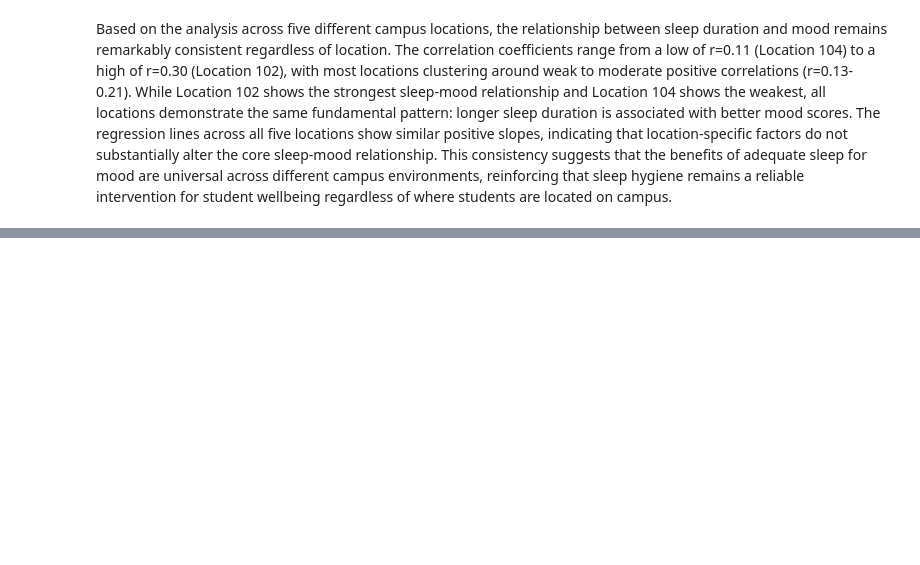
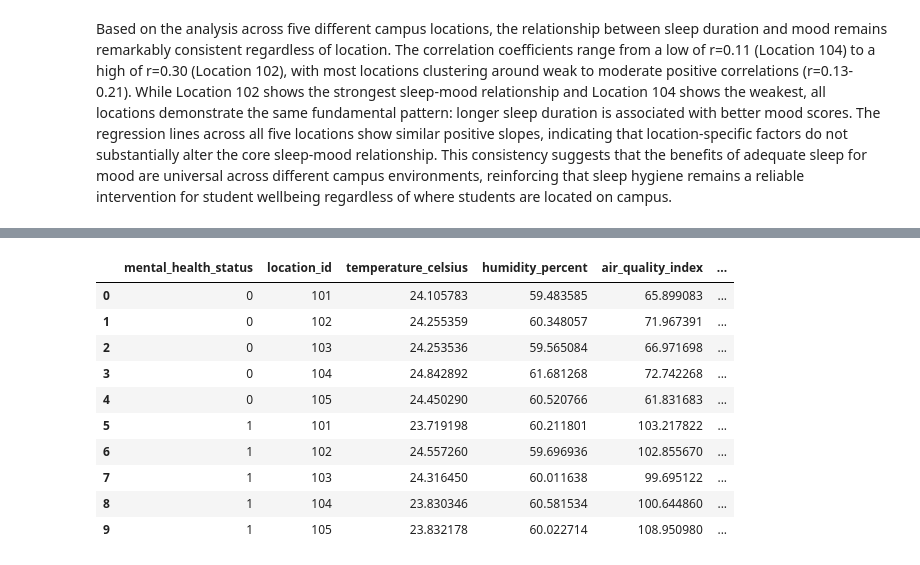
Before and after one commit to lanc3reyes/csmodel_mp, a Jupyter notebook: CSMODEL_Phase1_Group9.ipynb, the cells around one changed output, grey strips where cells are left out. Saved outputs shown, nothing was run; the diff lists cells and outputs as text; code cells hidden in the pictures; blank space fills up the shorter version.

```diff
--- a/CSMODEL_Phase1_Group9.ipynb
+++ b/CSMODEL_Phase1_Group9.ipynb
@@ -731,0 +739,26 @@ Based on the analysis across five different campus locations, the relationship b
+# %%
+#filter mental health status 0 and 1 only
+filtered_loc = mental_health_df[mental_health_df['mental_health_status'].isin([0, 1])]
+
+#get the mean per location and whether mental health status is == 1 or 0
+#env_vars is called to get the mean
+mean_env_status = (
+    filtered_loc.groupby(['mental_health_status', 'location_id'], observed=True)[env_vars]
+    .mean()
+    #To make the organize the tables better visually
+    .reset_index()
+).dropna()
+
+mean_env_status
+# %% [output]
+|  | mental_health_status | location_id | temperature_celsius | humidity_percent | air_quality_index | ... |
+| 0 | 0 | 101 | 24.105783 | 59.483585 | 65.899083 | ... |
+| 1 | 0 | 102 | 24.255359 | 60.348057 | 71.967391 | ... |
+| 2 | 0 | 103 | 24.253536 | 59.565084 | 66.971698 | ... |
+| 3 | 0 | 104 | 24.842892 | 61.681268 | 72.742268 | ... |
+| 4 | 0 | 105 | 24.450290 | 60.520766 | 61.831683 | ... |
+| 5 | 1 | 101 | 23.719198 | 60.211801 | 103.217822 | ... |
+| 6 | 1 | 102 | 24.557260 | 59.696936 | 102.855670 | ... |
+| 7 | 1 | 103 | 24.316450 | 60.011638 | 99.695122 | ... |
+| 8 | 1 | 104 | 23.830346 | 60.581534 | 100.644860 | ... |
+| 9 | 1 | 105 | 23.832178 | 60.022714 | 108.950980 | ... |
```
Also changed, not shown: parts of 11 cells of this notebook.
